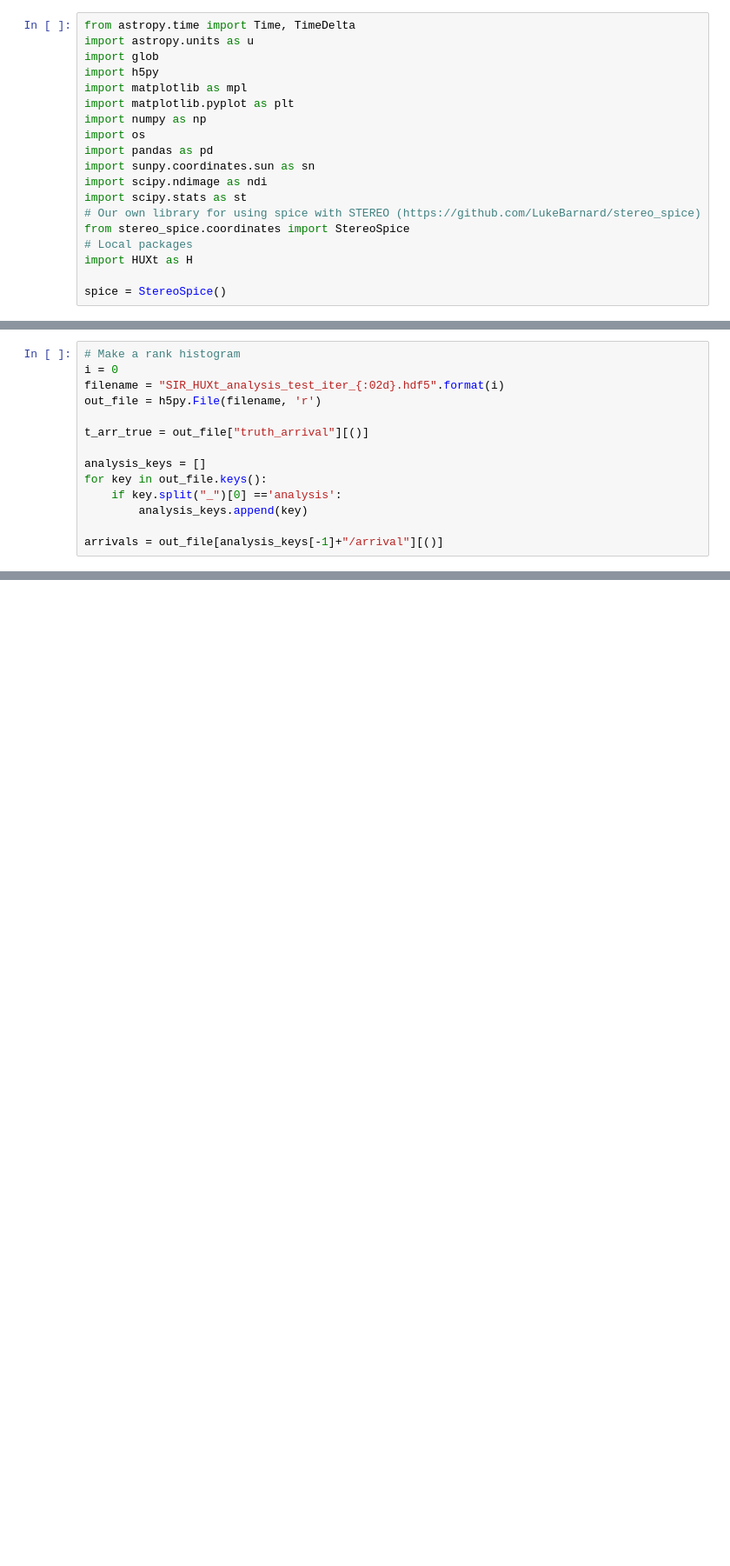
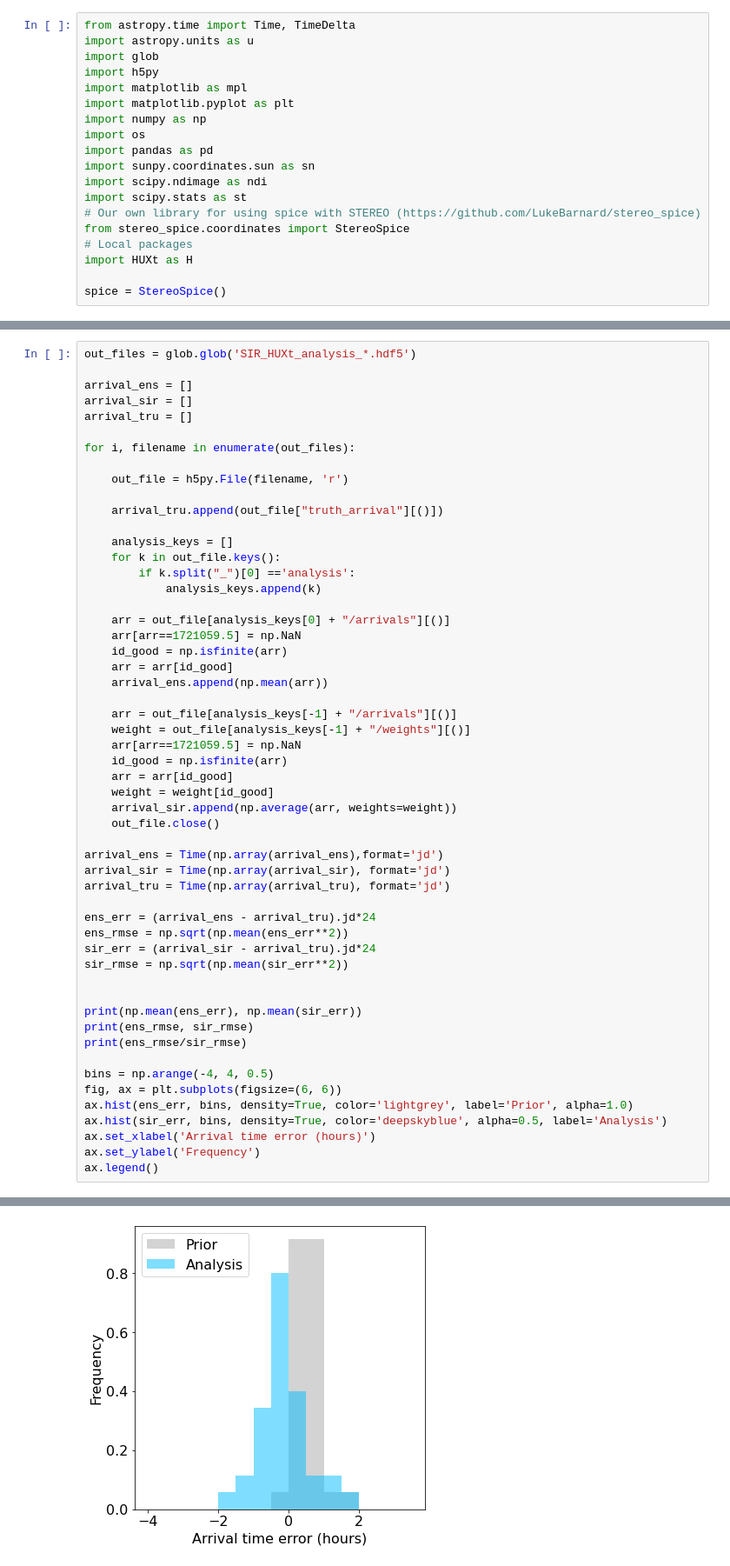
Before and after one commit to LukeBarnard/SIR_HUXt, a Jupyter notebook: code/SIR_HUXt.ipynb, the cells around one changed output, grey strips where cells are left out. Shown at 87% size. Drawn from its saved outputs; the diff is of its cells as text; blank space fills up the shorter version.

```diff
--- a/code/SIR_HUXt.ipynb
+++ b/code/SIR_HUXt.ipynb
@@ -587,14 +342,0 @@ fig.savefig('fig3_v2.png')
-# %%
-# Make a rank histogram
-i = 0
-filename = "SIR_HUXt_analysis_test_iter_{:02d}.hdf5".format(i)
-out_file = h5py.File(filename, 'r')
-
-t_arr_true = out_file["truth_arrival"][()]
-
-analysis_keys = []
-for key in out_file.keys():
-    if key.split("_")[0] =='analysis':
-        analysis_keys.append(key)
-
-arrivals = out_file[analysis_keys[-1]+"/arrival"][()]
@@ -619,0 +343,55 @@ for key in analysis_keys:
+# %%
+out_files = glob.glob('SIR_HUXt_analysis_*.hdf5')
+
+arrival_ens = []
+arrival_sir = []
+arrival_tru = []
+
+for i, filename in enumerate(out_files):
+
+    out_file = h5py.File(filename, 'r')
+
+    arrival_tru.append(out_file["truth_arrival"][()])
+
+    analysis_keys = []
+    for k in out_file.keys():
+        if k.split("_")[0] =='analysis':
+            analysis_keys.append(k)
+
+    arr = out_file[analysis_keys[0] + "/arrivals"][()]
+    arr[arr==1721059.5] = np.NaN
+    id_good = np.isfinite(arr)
+    arr = arr[id_good]
+    arrival_ens.append(np.mean(arr))
+
+    arr = out_file[analysis_keys[-1] + "/arrivals"][()]
+    weight = out_file[analysis_keys[-1] + "/weights"][()]
+    arr[arr==1721059.5] = np.NaN
+    id_good = np.isfinite(arr)
+    arr = arr[id_good]
+    weight = weight[id_good]
+    arrival_sir.append(np.average(arr, weights=weight))
+    out_file.close()
+
+arrival_ens = Time(np.array(arrival_ens),format='jd')
+arrival_sir = Time(np.array(arrival_sir), format='jd')
+arrival_tru = Time(np.array(arrival_tru), format='jd')
+
+ens_err = (arrival_ens - arrival_tru).jd*24
+ens_rmse = np.sqrt(np.mean(ens_err**2))
+sir_err = (arrival_sir - arrival_tru).jd*24
+sir_rmse = np.sqrt(np.mean(sir_err**2))
+
+
+print(np.mean(ens_err), np.mean(sir_err))
+print(ens_rmse, sir_rmse)
+print(ens_rmse/sir_rmse)
+
+bins = np.arange(-4, 4, 0.5)
+fig, ax = plt.subplots(figsize=(6, 6))
+ax.hist(ens_err, bins, density=True, color='lightgrey', label='Prior', alpha=1.0)
+ax.hist(sir_err, bins, density=True, color='deepskyblue', alpha=0.5, label='Analysis')
+ax.set_xlabel('Arrival time error (hours)')
+ax.set_ylabel('Frequency')
+ax.legend()
+# %% [output]
@@ -619,0 +402 @@ for key in analysis_keys:
+[figure, added]
```
Also changed, not shown: parts of 8 cells of this notebook.
